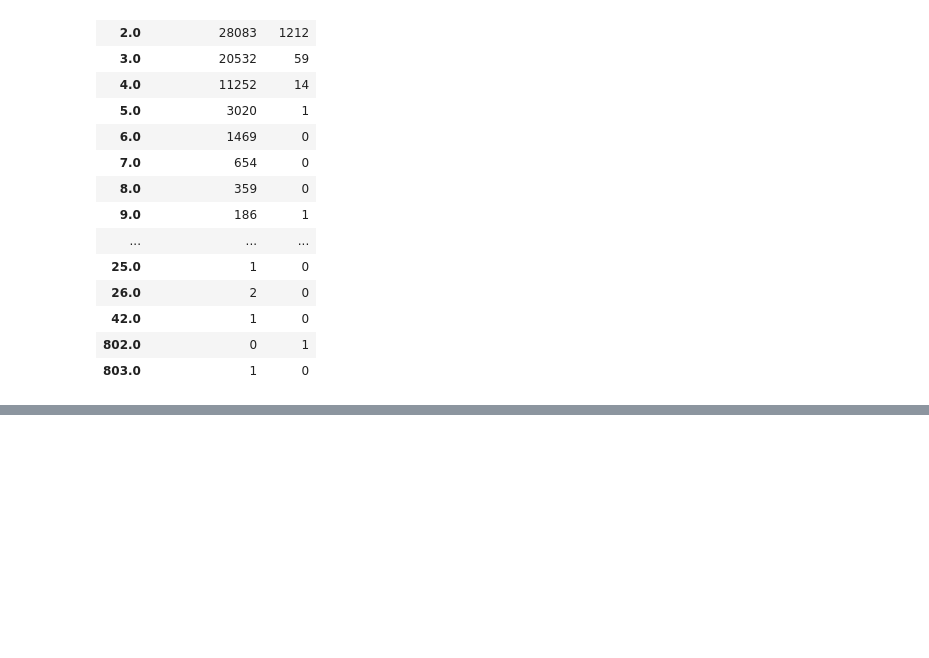
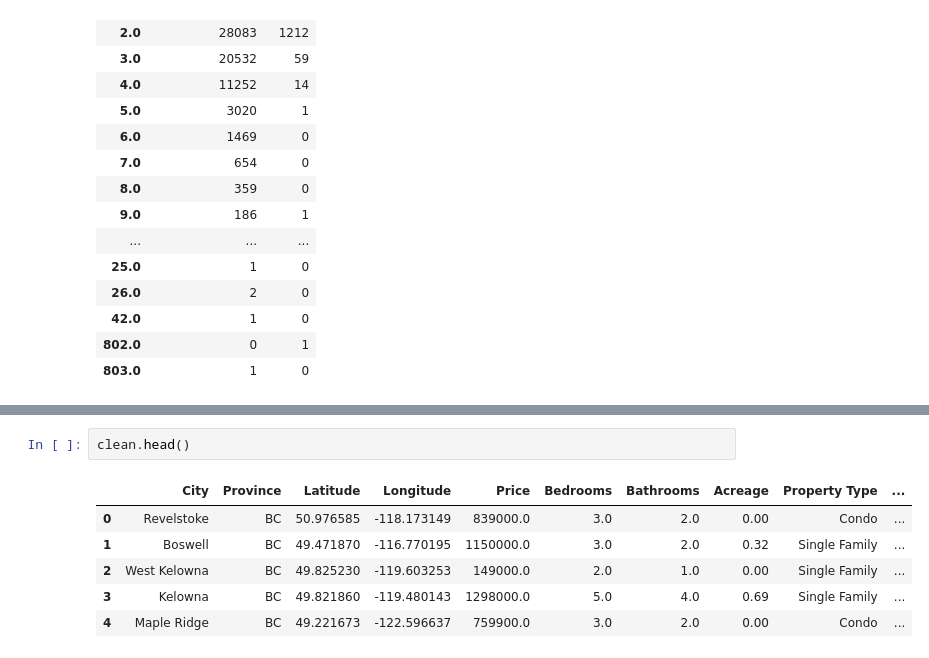
Before and after one commit to ItsAutumnSai/CanadaHousingAnalysis, a Jupyter notebook: housing.ipynb, the cells around one changed output, grey strips where cells are left out. Saved outputs shown, nothing was run; the diff lists cells and outputs as text; blank space fills up the shorter version.

```diff
--- a/housing.ipynb
+++ b/housing.ipynb
@@ -96,0 +309,9 @@ counts_df
+# %%
+clean.head()
+# %% [output]
+|  | City | Province | Latitude | Longitude | Price | Bedrooms | Bathrooms | Acreage | Property Type | ... |
+| 0 | Revelstoke | BC | 50.976585 | -118.173149 | 839000.0 | 3.0 | 2.0 | 0.00 | Condo | ... |
+| 1 | Boswell | BC | 49.471870 | -116.770195 | 1150000.0 | 3.0 | 2.0 | 0.32 | Single Family | ... |
+| 2 | West Kelowna | BC | 49.825230 | -119.603253 | 149000.0 | 2.0 | 1.0 | 0.00 | Single Family | ... |
+| 3 | Kelowna | BC | 49.821860 | -119.480143 | 1298000.0 | 5.0 | 4.0 | 0.69 | Single Family | ... |
+| 4 | Maple Ridge | BC | 49.221673 | -122.596637 | 759900.0 | 3.0 | 2.0 | 0.00 | Condo | ... |
```
Also changed, not shown: parts of 23 cells of this notebook, 5 other files.
